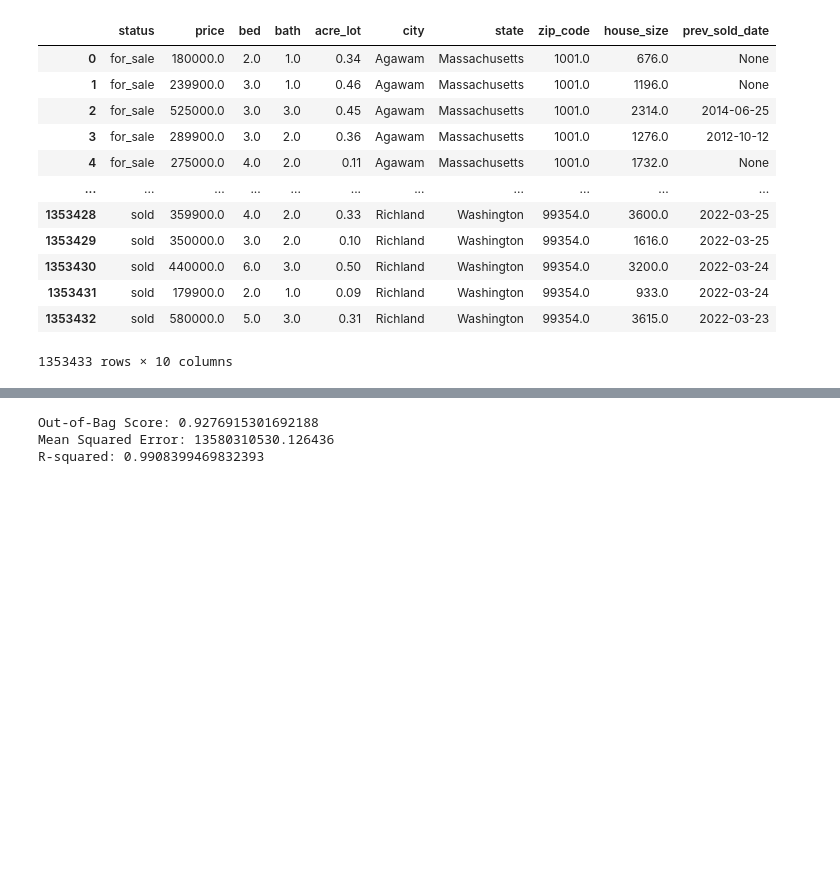
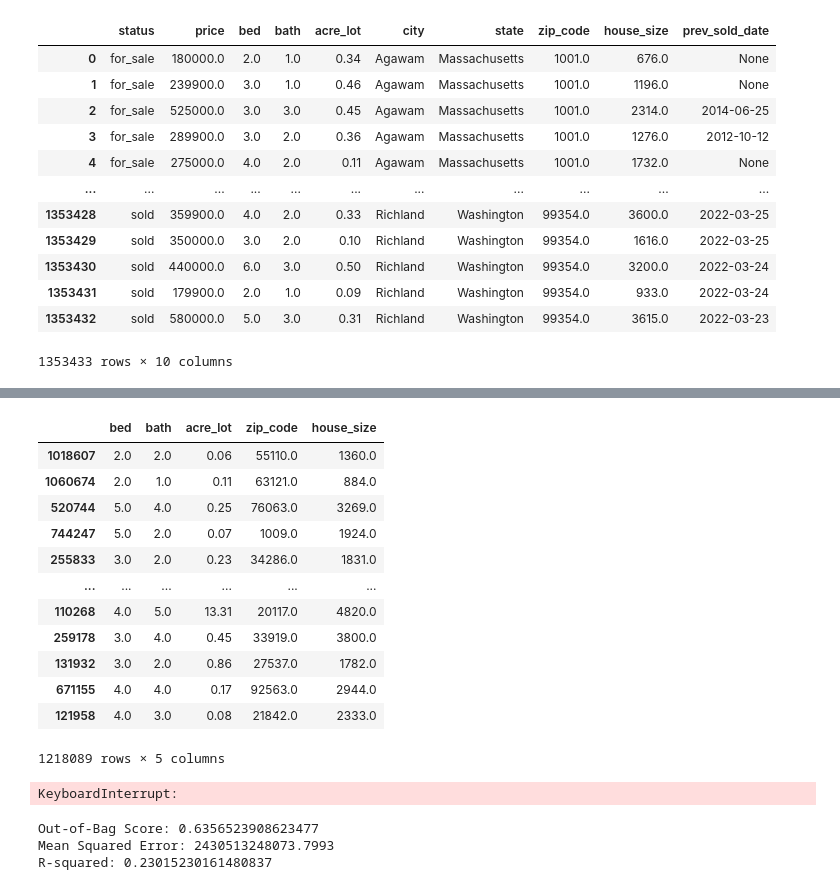
Before and after one commit to zwblank/Project_4, a Jupyter notebook: random_forest.ipynb, the cells around one changed output, grey strips where cells are left out. Cells and saved outputs as stored; diff of their text form; code cells hidden in the pictures; blank space fills up the shorter version.

```diff
--- a/random_forest.ipynb
+++ b/random_forest.ipynb
@@ -77,7 +79,7 @@ df
 # %%
 # Set the features and the target
-X = df.iloc[:,1:8]
-y = df.iloc[:,8]
+X = df.iloc[:,0:5]
+y = df.iloc[:,5]
 # %%
 df.info()
 # %% [output]
@@ -112,3 +99,27 @@ RandomForestRegressor(n_estimators=25, oob_score=True, random_state=0)
+# %%
+X_train, X_test, y_train, y_test = train_test_split(X, y, test_size=0.1, random_state=42)
+# %%
+X_train
+# %% [output]
+|  | bed | bath | acre_lot | zip_code | house_size |
+| 1018607 | 2.0 | 2.0 | 0.06 | 55110.0 | 1360.0 |
+| 1060674 | 2.0 | 1.0 | 0.11 | 63121.0 | 884.0 |
+| 520744 | 5.0 | 4.0 | 0.25 | 76063.0 | 3269.0 |
+| 744247 | 5.0 | 2.0 | 0.07 | 1009.0 | 1924.0 |
+| 255833 | 3.0 | 2.0 | 0.23 | 34286.0 | 1831.0 |
+| ... | ... | ... | ... | ... | ... |
+| 110268 | 4.0 | 5.0 | 13.31 | 20117.0 | 4820.0 |
+| 259178 | 3.0 | 4.0 | 0.45 | 33919.0 | 3800.0 |
+| 131932 | 3.0 | 2.0 | 0.86 | 27537.0 | 1782.0 |
+| 671155 | 4.0 | 4.0 | 0.17 | 92563.0 | 2944.0 |
+| 121958 | 4.0 | 3.0 | 0.08 | 21842.0 | 2333.0 |
+1218089 rows × 5 columns
+# %%
+# define and fit the model
+regressor = RandomForestRegressor(n_estimators=110, random_state=0, oob_score=True)
+regressor.fit(X_train, y_train)
+# %% [output]
+KeyboardInterrupt:
 # %%
 # Evaluating the model
 from sklearn.metrics import mean_squared_error, r2_score
@@ -118,16 +129,16 @@ oob_score = regressor.oob_score_
 print(f'Out-of-Bag Score: {oob_score}')
 
 # Make predictions
-predictions = regressor.predict(x)
+predictions = regressor.predict(X_test)
 
 # Evaluate the model
-mse = mean_squared_error(y, predictions)
+mse = mean_squared_error(y_test, predictions)
 print(f'Mean Squared Error: {mse}')
 
 # Determine the R-Squared Value
-r2 = r2_score(y, predictions)
+r2 = r2_score(y_test, predictions)
 print(f'R-squared: {r2}')
 # %% [output]
-Out-of-Bag Score: 0.9276915301692188
-Mean Squared Error: 13580310530.126436
-R-squared: 0.9908399469832393
+Out-of-Bag Score: 0.6356523908623477
+Mean Squared Error: 2430513248073.7993
+R-squared: 0.23015230161480837
```
Also changed, not shown: parts of 4 cells of this notebook, 5 other files.
